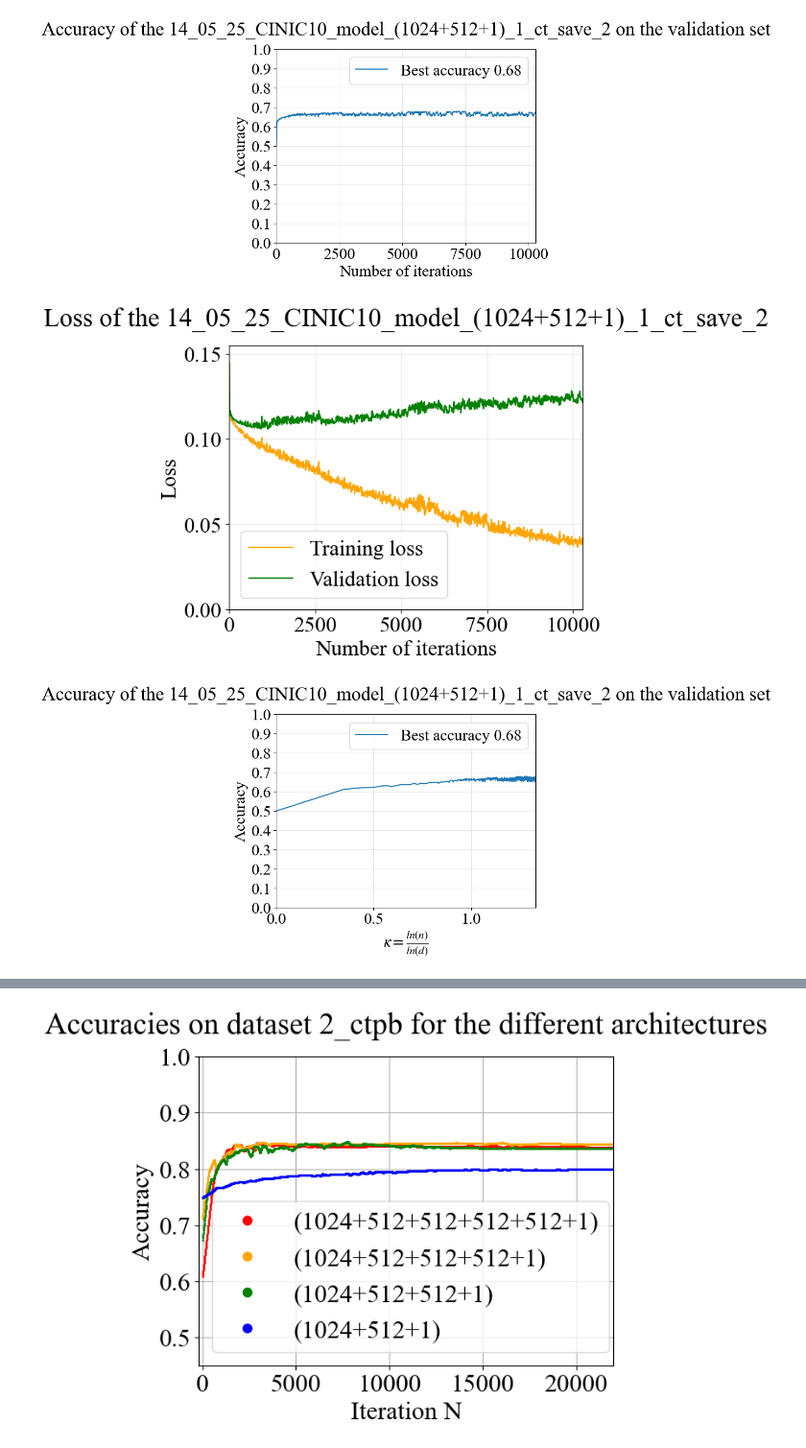
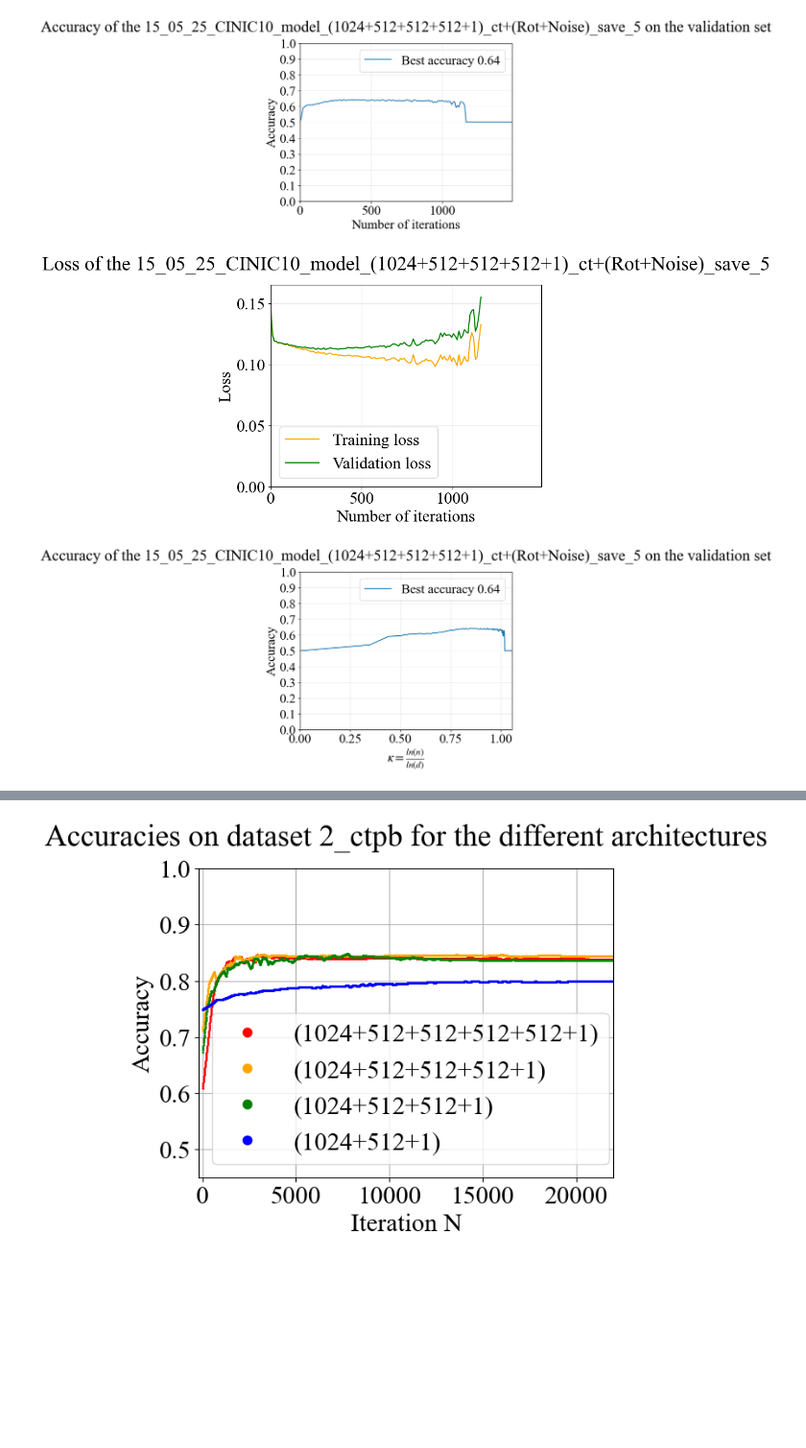
Before and after one commit to HugoVidal1/Stage_P3A_IdePHICS, a Jupyter notebook: CINIC-10/classifiers_constructor.ipynb, the cells around one changed output, grey strips where cells are left out. Shown at 96% size. Saved outputs shown, nothing was run; the diff lists cells and outputs as text; code cells hidden in the pictures; blank space fills up the shorter version.

Commit message:
Add : More models on CINIC-10

```diff
--- a/CINIC-10/classifiers_constructor.ipynb
+++ b/CINIC-10/classifiers_constructor.ipynb
@@ -1341,8 +1381,8 @@ binary_model_3_layer.train_layers(x_train, y_train, x_valid, y_valid, 2.37, 1e-3
 # %%
-binary_model_3_layer_1_untrained = binary_classification_three_layer_NN(1024, 512, 512, eps_init = 1e-2)
+binary_model_3_layer_1_untrained = binary_classification_three_layer_NN(1024, 512, 512, eps_init = 1)
 # %%
-binary_model_3_layer_1_untrained.train_layers(x_train, y_train, x_valid, y_valid, 2.6, 1e-2, 1e8, 0, 0, 0, 1, 0.2, 10, True, False, True, 0.3)
+binary_model_3_layer_1_untrained.train_layers(x_train, y_train, x_valid, y_valid, 2.6, 1, 1e8, 0, 0, 0, 1, 0.2, 10, True, False, True, 0.4)
 # %%
-binary_model_4_layer = binary_classification_four_layer_NN(1024, 512, 512, 512, eps_init = 5e-2)
+binary_model_4_layer = binary_classification_four_layer_NN(1024, 32, 32, 32, eps_init = 1)
 # %%
-binary_model_4_layer.train_layers(x_train, y_train, x_valid, y_valid, 2.42, 1e-2, 1e8, 1e-3, 1e-3, 1e-3, 1e-3, 1, 0.2, 10, True, True, True, True, 0)
+binary_model_4_layer.train_layers(x_train, y_train, x_valid, y_valid, 2.7, 3, 1e8, 0,0,0,0, 1, 0.5, 10, True, True, True, True, 0)
@@ -1368,11 +1457,11 @@ model_3_layer_1_untrained = three_layer_NN(784, 2048, 2048, 10)
 model_3_layer_1_untrained.train_layers(x_train, y_train, x_valid, y_valid, 2, 1e-3, 0, 0, 0, 1, 0.01, 10, True, False, True)
 # %%
 save = True
-date = "14_05_25"
+date = "15_05_25"
 if save :
     # Save the model
-    model = binary_model_2_layer
-    model_name = date + '_CINIC10_model_(1024+512+1)_1_ct_save_2' #
+    model = binary_model_4_layer
+    model_name = date + '_CINIC10_model_(1024+512+512+512+1)_ct+(Rot+Noise)_save_5' #
     save_path = "Classifiers/" + date + '/' + model_name + '/'
     os.makedirs(save_path, exist_ok=True)
     torch.save(model , save_path + model_name + ".pt")
@@ -1430,33 +1519,33 @@ if save :
     plt.title("Accuracy of the " + model_name + " on the validation set", pad = 20)
     plt.legend()
     plt.savefig(save_path + "figures/kappa_accuracy_of_" + model_name + ".png", bbox_inches='tight')
     plt.savefig(save_path + "figures/kappa_accuracy_of_" + model_name + ".svg", bbox_inches='tight')
     data = np.column_stack((kappa, model.accuracy_trajectory))
     np.savetxt(save_path + "figures/kappa_accuracy_" + model_name + ".txt", data, delimiter=",", header="kappa, accuracy")
     plt.show()
 
     # Plot training and validation loss
     kappa = [np.log(n)/np.log(model.input_dimension) for n in np.linspace(1, len(model.training_loss_trajectory)*model.observation_rate, len(model.training_loss_trajectory))]
     plt.plot(kappa, model.training_loss_trajectory, label = "Training loss", color = "orange")
     plt.plot(kappa, model.validation_loss_trajectory, label = "Validation loss", color = "green")
     plt.xlim(0, np.max(kappa))
     plt.ylim(0, np.max([np.nan_to_num(model.training_loss_trajectory,nan=0), np.nan_to_num(model.validation_loss_trajectory, nan=0)])+0.01)
     plt.xlabel(r"$\kappa  = \frac{ln(n)}{ln(d)}$")
     plt.ylabel("Loss")
     plt.grid(alpha=0.3)
     plt.title("Loss of the " + model_name, pad = 20)
     plt.legend()
     plt.savefig(save_path + "figures/kappa_loss_of_" + model_name + ".png", bbox_inches='tight')
     plt.savefig(save_path + "figures/kappa_loss_of_" + model_name + ".svg", bbox_inches='tight')
     data_training = np.column_stack((kappa, model.training_loss_trajectory))
     np.savetxt(save_path + "figures/kappa_loss_training_" + model_name + ".txt", data_training, delimiter=",", header="kappa, training_loss")
     data_validation = np.column_stack((kappa, model.validation_loss_trajectory))
     np.savetxt(save_path + "figures/kappa_loss_validation_" + model_name + ".txt", data_validation, delimiter=",", header="kappa, validation_loss")
     plt.show()
 
 else:
     print("No save")
 # %% [output]
-[figure, old version]
+[figure, new version]
-[figure, old version]
+[figure, new version]
-[figure, old version]
+[figure, new version]
```
Also changed, not shown: parts of 8 cells of this notebook, 16 other files.
